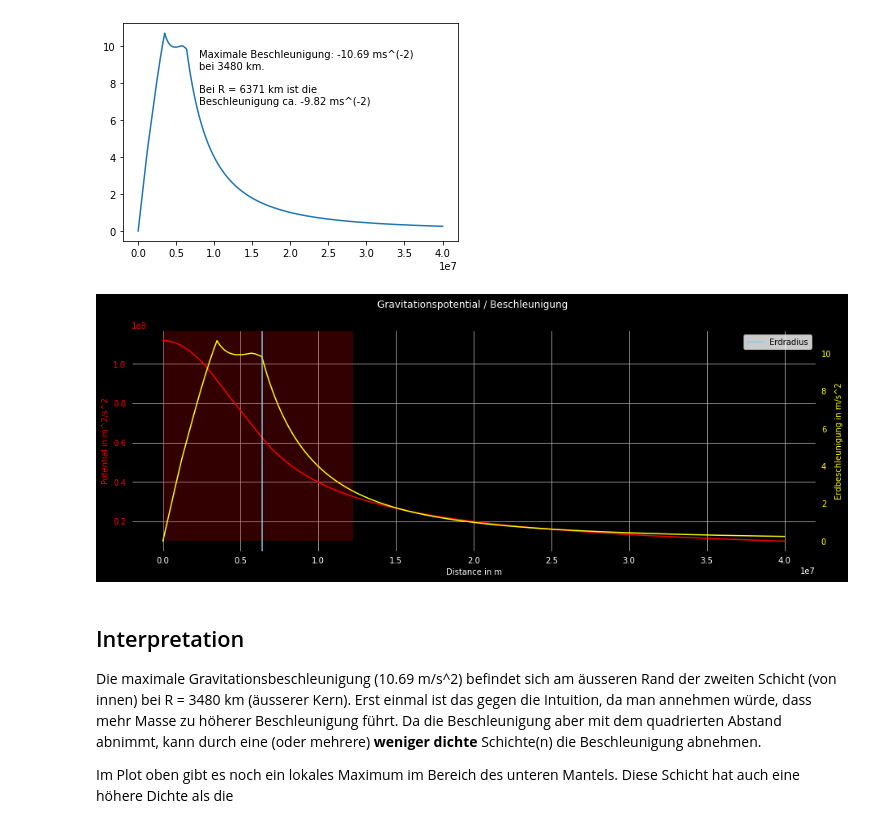
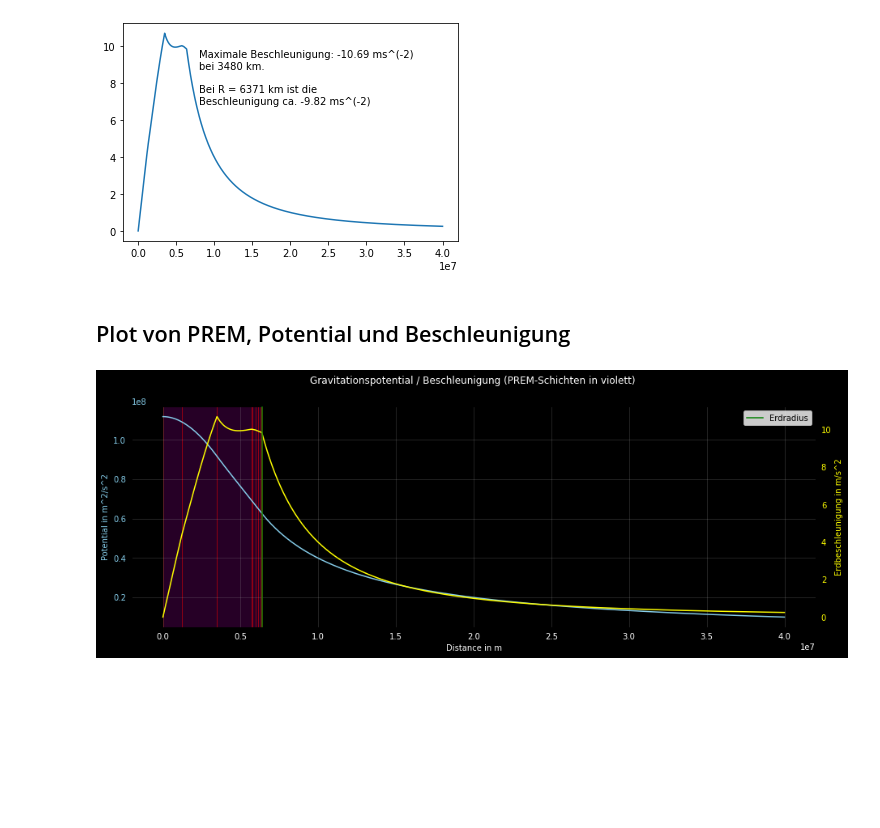
Before and after one commit to d33pk3rn3l/Satellite-geodesy-Exercise-3, a Jupyter notebook: exercise3.ipynb, the cells around one changed output. Saved outputs shown, nothing was run; the diff lists cells and outputs as text; code cells hidden in the pictures; blank space fills up the shorter version.

Commit message:
exported interpretation

```diff
--- a/exercise3.ipynb
+++ b/exercise3.ipynb
@@ -108,50 +122,41 @@ plt.figtext(0.3,0.6, "Maximale Beschleunigung: -" + str(round(max(acc),2)) + " m
 # %% [output]
 Text(0.3, 0.6, 'Maximale Beschleunigung: -10.69 ms^(-2) \nbei 3480 km. \n\nBei R = 6371 km ist die \nBeschleunigung ca. -9.82 ms^(-2)')
 [figure]
+# %% [markdown]
+## Plot von PREM, Potential und Beschleunigung
 # %%
 fig, ax1 = plt.subplots(figsize=(13,5))
-fig.suptitle("Gravitationspotential / Beschleunigung", color="white")
+fig.suptitle("Gravitationspotential / Beschleunigung (PREM-Schichten in violett)", color="white")
 
+for shell in prel_earth_ref_mod.index:
+    span = plt.axvspan(prel_earth_ref_mod.rmin[shell], prel_earth_ref_mod.rmax[shell], facecolor="purple", edgecolor="red", alpha=0.3, zorder=1)
+    span.set_zorder(1)
 
-color = 'red'
+color = 'skyblue'
 ax1.set_xlabel('Distance in m', color="white")
 ax1.set_ylabel('Potential in m^2/s^2', color=color)
-ax1.plot(d, potential, color=color, label='Gravitationspotential')
+ax1.plot(d, potential, color=color, label='Gravitationspotential', zorder=3)
 ax1.tick_params(axis='y', labelcolor=color)
 ax1.tick_params(axis='x', labelcolor="white")
 
 ax2 = ax1.twinx()  # instantiate a second axes that shares the same x-axis
 
 color = 'yellow'
 ax2.set_ylabel('Erdbeschleunigung in m/s^2', color=color)
-ax2.plot(d, acc, color=color)
+ax2.plot(d, acc, color=color, zorder=2.5)
 ax2.tick_params(axis='y', labelcolor=color)
 
-plt.axvline(x=R_e, ymin=0, ymax=1, color="skyblue", label='Erdradius')
+plt.axvline(x=R_e, ymin=0, ymax=1, color="green", label='Erdradius',zorder=3)
 
 ax2.legend(loc=0)
 
-left, bottom, width, height = (0, 0, 1221 * 10000, 10000000)
-rect=mpatches.Rectangle((left,bottom),width,height,
-                        #fill=False,
-                        alpha=0.2,
-                        #color="purple",
-                       #linewidth=2,
-                       facecolor="red")
-plt.gca().add_patch(rect)
-# add text with text() function in matplotlib
-#plt.text(31, 21.3,'rectangle',fontsize=16, color="red", weight="bold")
 
 ax1.set_facecolor('black')
 fig.set_facecolor("black")
-ax1.grid()
+ax1.grid(alpha=0.25)
 
 fig.tight_layout()
+
+plt.savefig("potential_accelleration.png", dpi=400)
 # %% [output]
-[figure, old version]
+[figure, new version]
-# %% [markdown]
-## Interpretation
-
-Die maximale Gravitationsbeschleunigung (10.69 m/s^2) befindet sich am äusseren Rand der zweiten Schicht (von innen) bei R = 3480 km (äusserer Kern). Erst einmal ist das gegen die Intuition, da man annehmen würde, dass mehr Masse zu höherer Beschleunigung führt. Da die Beschleunigung aber mit dem quadrierten Abstand abnimmt, kann durch eine (oder mehrere) **weniger dichte** Schichte(n) die Beschleunigung abnehmen.
-
-Im Plot oben gibt es noch ein lokales Maximum im Bereich des unteren Mantels. Diese Schicht hat auch eine höhere Dichte als die
```
Also changed, not shown: parts of 6 cells of this notebook, 3 other files.
